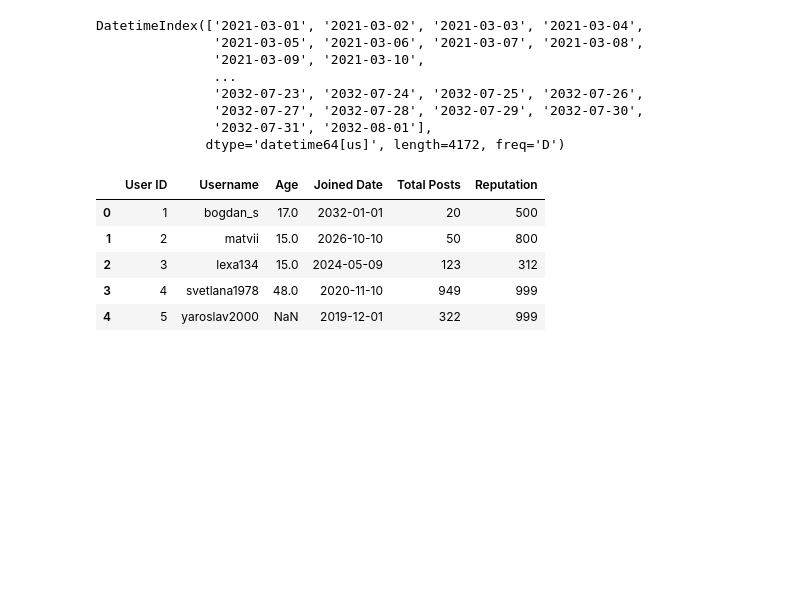
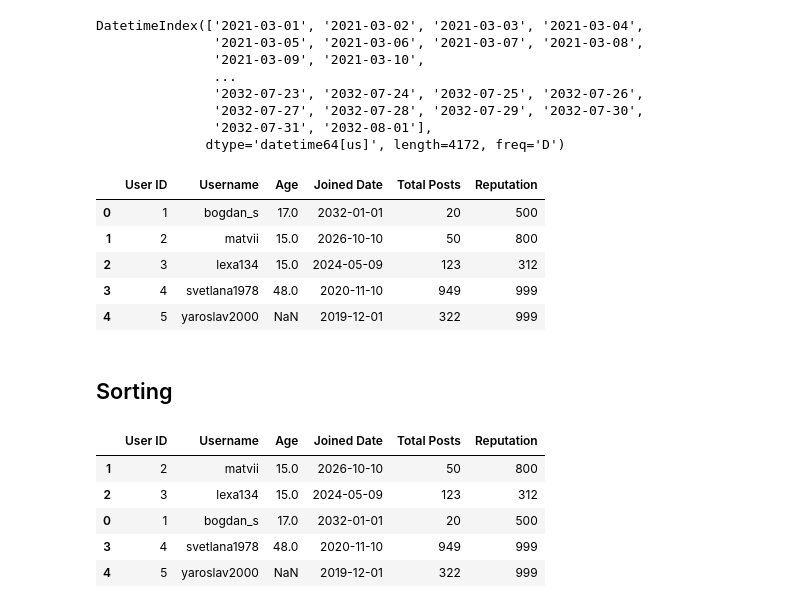
Before and after one commit to MatviySysoiev/Pandas-Learning, a Jupyter notebook: Pandas Filtering and Sorting.ipynb, the cells around one changed output. Cells and saved outputs as stored; diff of their text form; code cells hidden in the pictures; blank space fills up the shorter version.

Commit message:
Filtering and Sorting DataFrames

```diff
--- a/Pandas Filtering and Sorting.ipynb
+++ b/Pandas Filtering and Sorting.ipynb
@@ -154,3 +156,14 @@ df[df['Joined Date'].isin(date_range)]
 | 2 | 3 | lexa134 | 15.0 | 2024-05-09 | 123 | 312 |
 | 3 | 4 | svetlana1978 | 48.0 | 2020-11-10 | 949 | 999 |
 | 4 | 5 | yaroslav2000 | NaN | 2019-12-01 | 322 | 999 |
+# %% [markdown]
+## Sorting
+# %%
+df.sort_values(by='Age')
+# %% [output]
+|  | User ID | Username | Age | Joined Date | Total Posts | Reputation |
+| 1 | 2 | matvii | 15.0 | 2026-10-10 | 50 | 800 |
+| 2 | 3 | lexa134 | 15.0 | 2024-05-09 | 123 | 312 |
+| 0 | 1 | bogdan_s | 17.0 | 2032-01-01 | 20 | 500 |
+| 3 | 4 | svetlana1978 | 48.0 | 2020-11-10 | 949 | 999 |
+| 4 | 5 | yaroslav2000 | NaN | 2019-12-01 | 322 | 999 |
```
Also changed, not shown: parts of 3 cells of this notebook.
